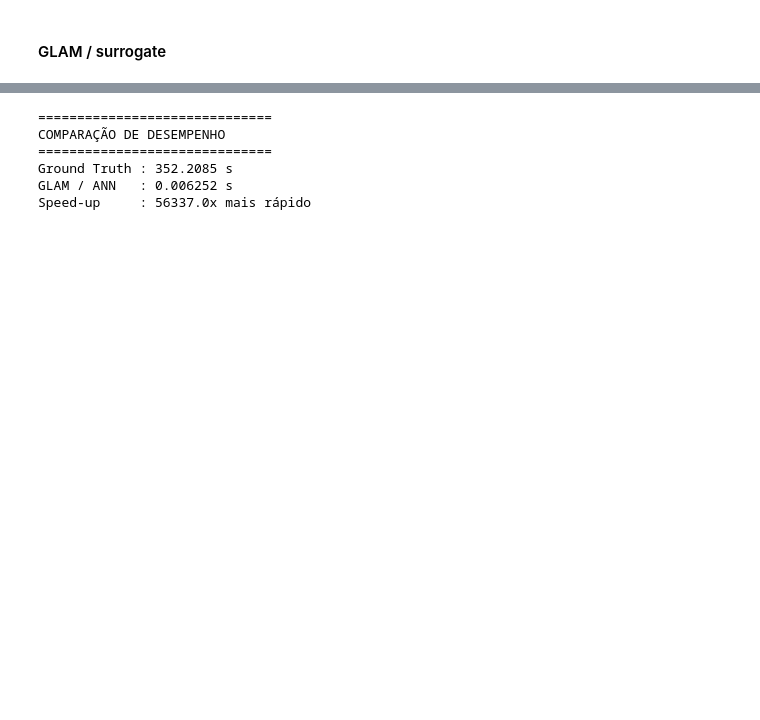
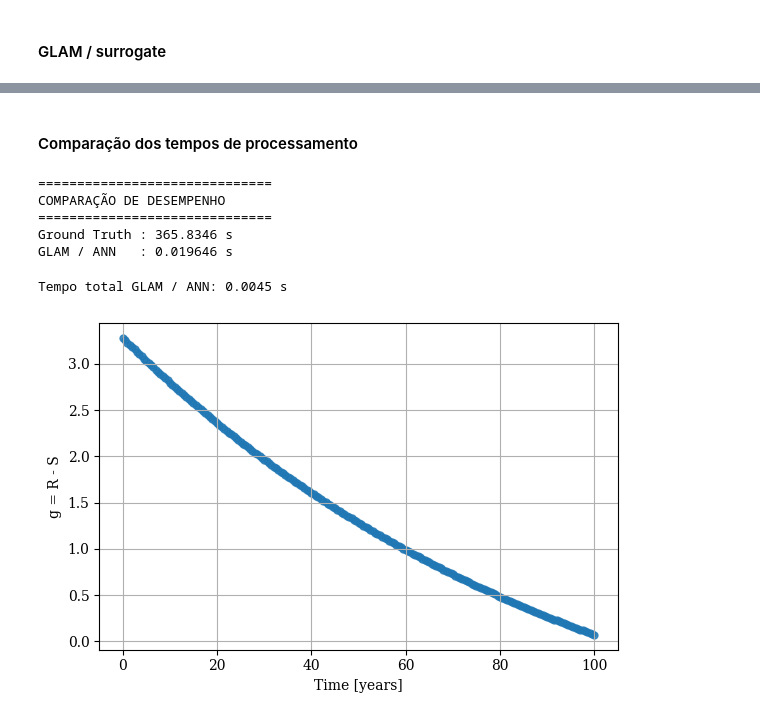
Before and after one commit to Pesquisa-UFCAT/2024-1_victor_hugo_renata_maria, a Jupyter notebook: Model_ANN/infer_lambda_time.ipynb, the cells around one changed output, grey strips where cells are left out. Drawn from its saved outputs; the diff is of its cells as text; code cells hidden in the pictures; blank space fills up the shorter version.

Commit message:
charts

```diff
--- a/Model_ANN/infer_lambda_time.ipynb
+++ b/Model_ANN/infer_lambda_time.ipynb
@@ -464,16 +458,82 @@ plt.show()
+# %% [markdown]
+#### Comparação dos tempos de processamento
 # %%
-speedup = elapsed_real / elapsed_glam
+#speedup = elapsed_real / elapsed_glam
 
 print('\n==============================')
 print('COMPARAÇÃO DE DESEMPENHO')
 print('==============================')
 print(f"Ground Truth : {elapsed_real:.4f} s")
 print(f"GLAM / ANN   : {elapsed_glam:.6f} s")
-print(f"Speed-up     : {speedup:.1f}x mais rápido")
+#print(f"Speed-up     : {speedup:.1f}x mais rápido")
 # %% [output]
 ==============================
 COMPARAÇÃO DE DESEMPENHO
 ==============================
-Ground Truth : 352.2085 s
-GLAM / ANN   : 0.006252 s
-Speed-up     : 56337.0x mais rápido
+Ground Truth : 365.8346 s
+GLAM / ANN   : 0.019646 s
+# %%
+import numpy as np
+import pandas as pd
+import joblib
+import time
+import matplotlib.pyplot as plt
+
+# =========================
+# Parâmetros
+# =========================
+time_vec = np.arange(0, 100.5, 0.5)
+
+R0 = 5.0768
+S0 = 1.7969
+
+alpha = 0.01  # mesma taxa de decaimento
+
+def R_decay(R0, t, alpha):
+    return R0 * np.exp(-alpha * t)
+
+R_t = R_decay(R0, time_vec, alpha)
+S_t = np.full_like(time_vec, S0)
+
+# =========================
+# g(t)
+# =========================
+g_glam = R_t - S_t
+
+# =========================
+# Carregar modelo
+# =========================
+model = joblib.load(r'model\ann_model_lambda.joblib')
+scaler = joblib.load(r'model\scaler_ann.joblib')
+
+# =========================
+# Inferência GLAM
+# =========================
+start_time = time.time()
+
+X = pd.DataFrame({
+    'R': R_t,
+    'S': S_t,
+    'Time': time_vec
+})
+
+X_scaled = scaler.transform(X)
+_ = model.predict(X_scaled)  # lambdas (não usados aqui)
+
+elapsed_glam = time.time() - start_time
+
+print(f"Tempo total GLAM / ANN: {elapsed_glam:.4f} s")
+
+# =========================
+# Scatter plot
+# =========================
+plt.figure(figsize=(6, 4))
+plt.scatter(time_vec, g_glam, s=25, alpha=0.8)
+plt.xlabel('Time [years]')
+plt.ylabel('g = R - S')
+plt.grid(True)
+plt.tight_layout()
+plt.show()
+# %% [output]
+Tempo total GLAM / ANN: 0.0045 s
+[figure, added]
```
Also changed, not shown: parts of 8 cells of this notebook, 2 other files.
